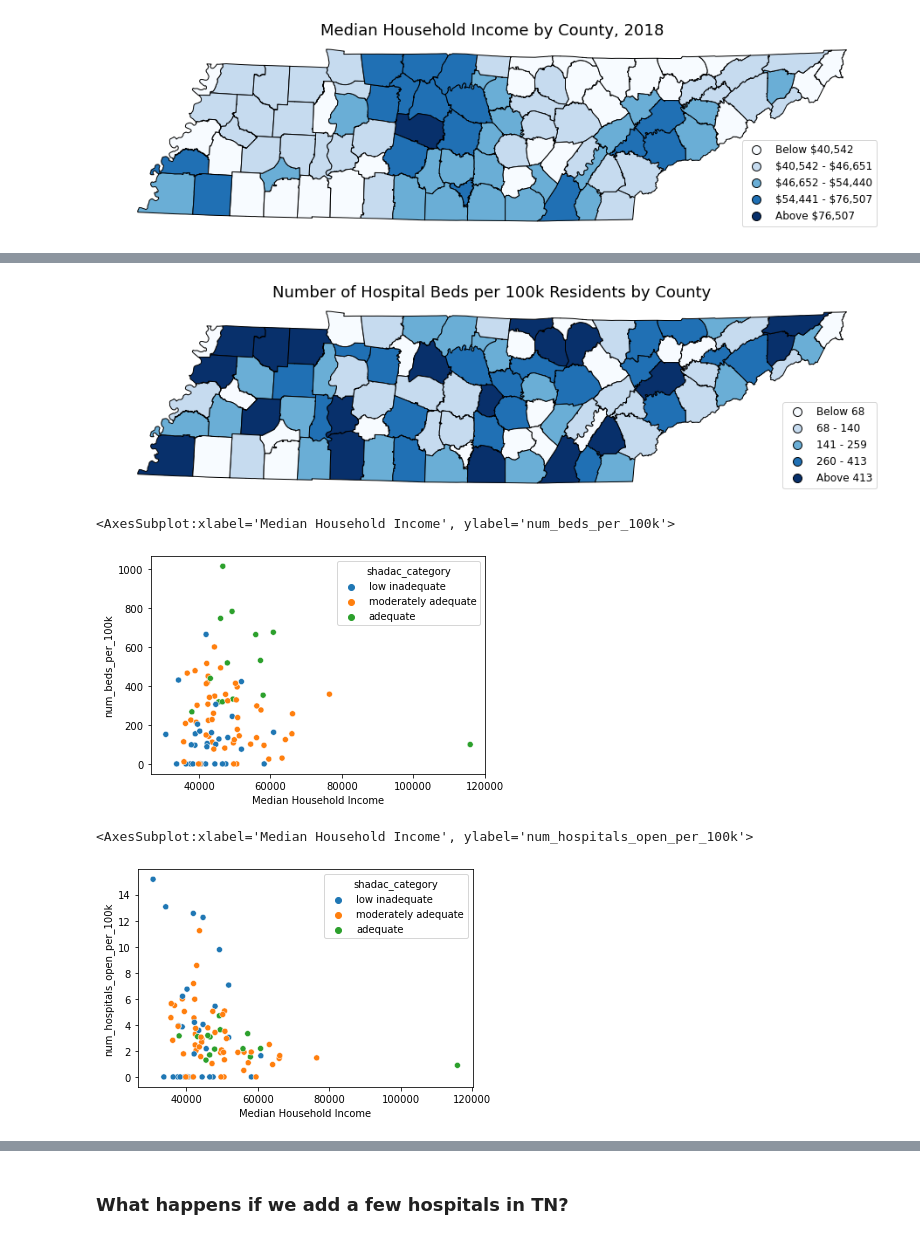
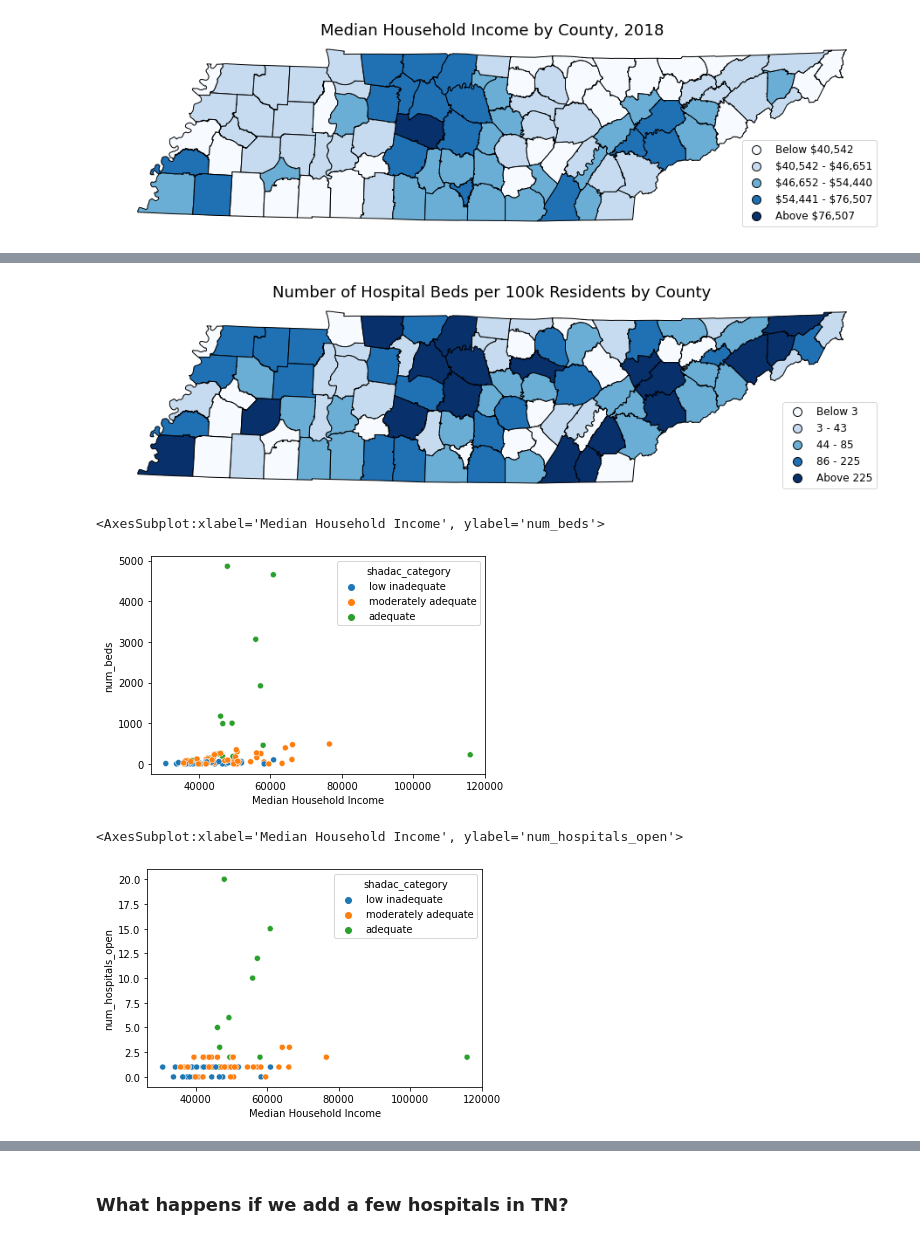
Before and after one commit to smgroves/data-science-essentials-4, a Jupyter notebook: project/Project.ipynb, the cells around one changed output, grey strips where cells are left out. Drawn from its saved outputs; the diff is of its cells as text; code cells hidden in the pictures.

```diff
--- a/project/Project.ipynb
+++ b/project/Project.ipynb
@@ -572,3 +596,5 @@ Lastly, we can take a look at number of beds.
+# %%
+hospitals.BEDS = hospitals.BEDS.replace(-999,0)
 # %%
 for i in range(len(hospitals.loc[hospitals.STATUS == 'OPEN'].COUNTYFIPS.value_counts())):
     ind = (hospitals.loc[hospitals.STATUS == 'OPEN'].COUNTYFIPS.value_counts().index[i])
@@ -596,6 +619,0 @@ We would like to normalize this by the number of people (i.e. number of beds/100
-# %%
-disparities.num_hospitals_open = disparities.num_hospitals_open.replace(-1,0)
-# %%
-disparities['num_hospitals_open_per_100k'] = disparities.num_hospitals_open*100000/disparities.population
-# %%
-disparities['num_beds_per_100k'] = disparities.num_beds*100000/disparities.population
@@ -747,7 +746,7 @@ from matplotlib.lines import Line2D
 
 fig, ax = plt.subplots(figsize=(16,4))
 
-counties.plot(column = 'num_beds_per_100k',
+counties.plot(column = 'num_beds',
               edgecolor = 'black',
               legend = True,
               cmap = 'Blues',
@@ -776,42 +775,42 @@ for i, lbl in enumerate(leg.get_texts()):
     if i == 0:
         new_text = "Below " + "{:,.0f}".format(upper + 1)
     elif i == n - 1:
         new_text = "Above " + "{:,.0f}".format(lower)
     else:
         new_text = "{:,.0f}".format(lower + 1) + " - " + "{:,.0f}".format(upper)
 
     labels.append(new_text)
 
 # Adjust the marker appearance
 # Extract the old markers and then modify by setting the edgecolor and edgewidth
 markers = []
 for line in leg.get_lines():
     marker = Line2D([0],[0], marker = 'o',
                     markersize = line.get_markersize(),
                     color = line.get_markerfacecolor(),
                     linestyle = 'None',
                     markeredgecolor = 'black',
                     markeredgewidth = 1)
     markers.append(marker)
 
 # Redraw the legend with the new labels and markers
 plt.legend(markers, labels, fontsize = 12)
 leg = ax.get_legend()
 leg.set_bbox_to_anchor((1, 0.5))
 
 plt.title('Number of Hospital Beds per 100k Residents by County', fontsize = 18)
 
 ax.axis('off');
 # %% [output]
-[figure, old version]
+[figure, new version]
 # %%
-sns.scatterplot(data = counties, x = 'Median Household Income', y = 'num_beds_per_100k', hue = 'shadac_category')
+sns.scatterplot(data = counties, x = 'Median Household Income', y = 'num_beds', hue = 'shadac_category')
 # %% [output]
-<AxesSubplot:xlabel='Median Household Income', ylabel='num_beds_per_100k'>
+<AxesSubplot:xlabel='Median Household Income', ylabel='num_beds'>
-[figure, old version]
+[figure, new version]
 # %%
-sns.scatterplot(data = counties, x = 'Median Household Income', y = 'num_hospitals_open_per_100k', hue = 'shadac_category')
+sns.scatterplot(data = counties, x = 'Median Household Income', y = 'num_hospitals_open', hue = 'shadac_category')
 # %% [output]
-<AxesSubplot:xlabel='Median Household Income', ylabel='num_hospitals_open_per_100k'>
+<AxesSubplot:xlabel='Median Household Income', ylabel='num_hospitals_open'>
-[figure, old version]
+[figure, new version]
 # %%
```
Also changed, not shown: parts of 37 cells of this notebook, 1 other file.
